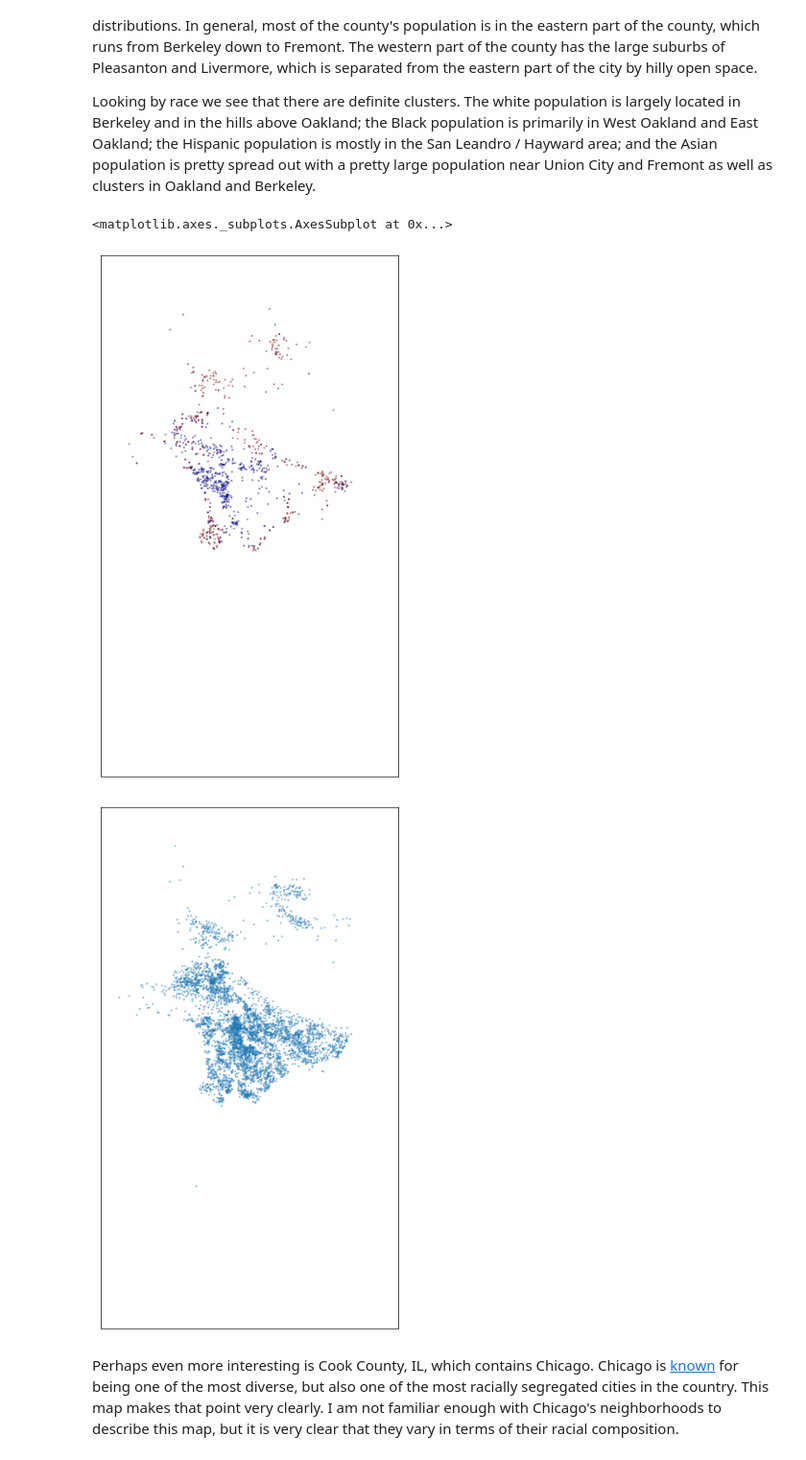
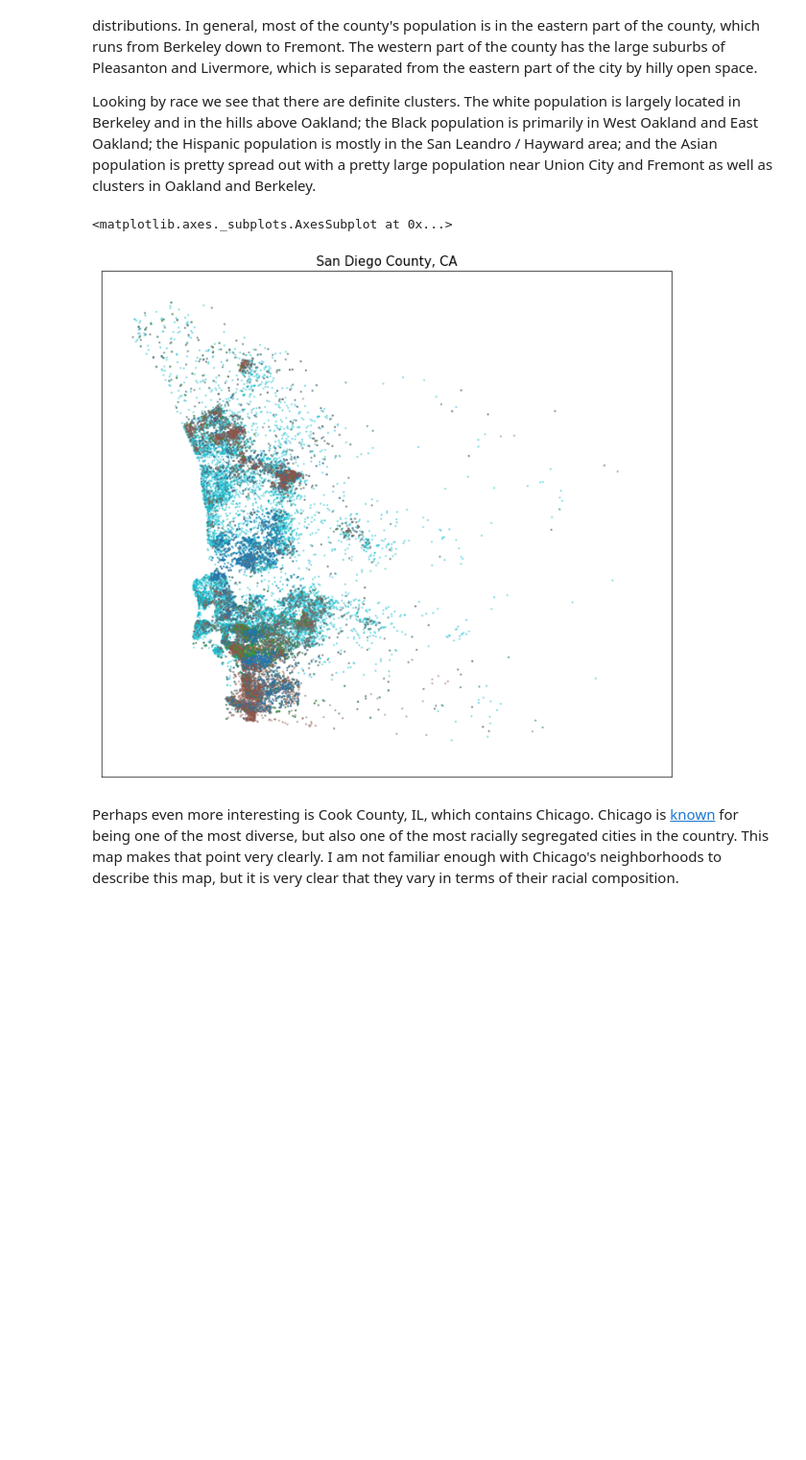
Before and after one commit to Mihirmathur/redistricting, a Jupyter notebook: viz_population/Dot_Density_County_Maps.ipynb, the cells around one changed output. Shown: that part at 96% size. Cells and saved outputs as stored; diff of their text form; code cells hidden in the pictures; blank space fills up the shorter version.

```diff
--- a/viz_population/Dot_Density_County_Maps.ipynb
+++ b/viz_population/Dot_Density_County_Maps.ipynb
@@ -96,17 +119,18 @@ Looking by race we see that there are definite clusters. The white population is
 # %%
 from census_mapper import *
 from shapely.geometry import Polygon
 import matplotlib.pyplot as plt
 import geopandas as gpd
 import pandas as pd
 import numpy as np
 %matplotlib inline
 
-gen_dem_rep_density_map('Los Angeles County, CA', pts_per_person=100)
+# gen_dem_rep_density_map('Los Angeles County, CA', pts_per_person=100)
+gen_count_dot_density_map('San Diego County, CA', pts_per_person=100, legend=False)
+# gen_dem_rep_density_map('Alameda County, CA', pts_per_person=50, legend=True)
 # %% [output]
 <matplotlib.axes._subplots.AxesSubplot at 0x...>
-[figure, old version]
+[figure, new version]
-[figure, removed]
 # %% [markdown]
 Perhaps even more interesting is Cook County, IL, which contains Chicago. Chicago is [known](https://fivethirtyeight.com/features/the-most-diverse-cities-are-often-the-most-segregated/) for being one of the most diverse, but also one of the most racially segregated cities in the country. This map makes that point very clearly. I am not familiar enough with Chicago's neighborhoods to describe this map, but it is very clear that they vary in terms of their racial composition.
 # %%
```
Also changed, not shown: parts of 5 cells of this notebook, 14 other files.
